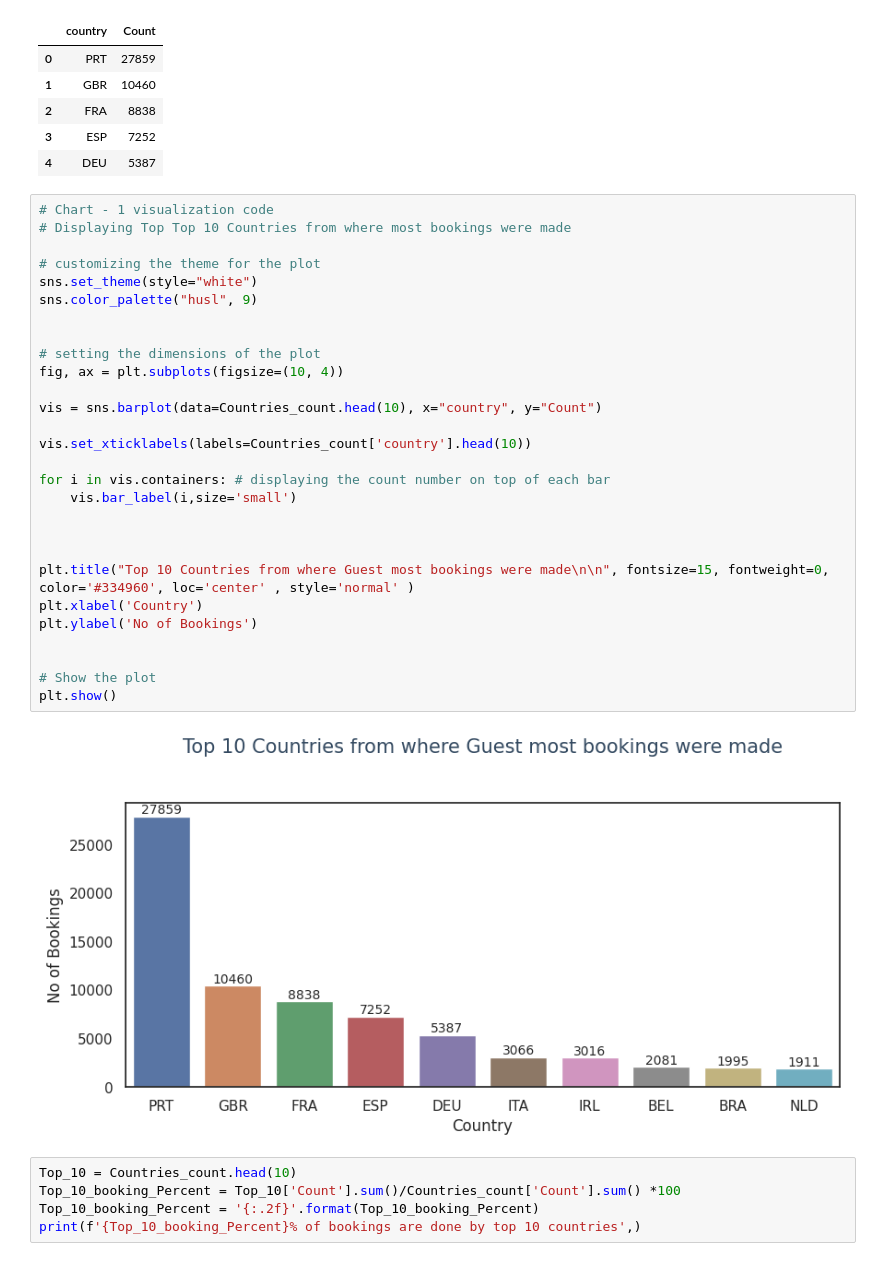
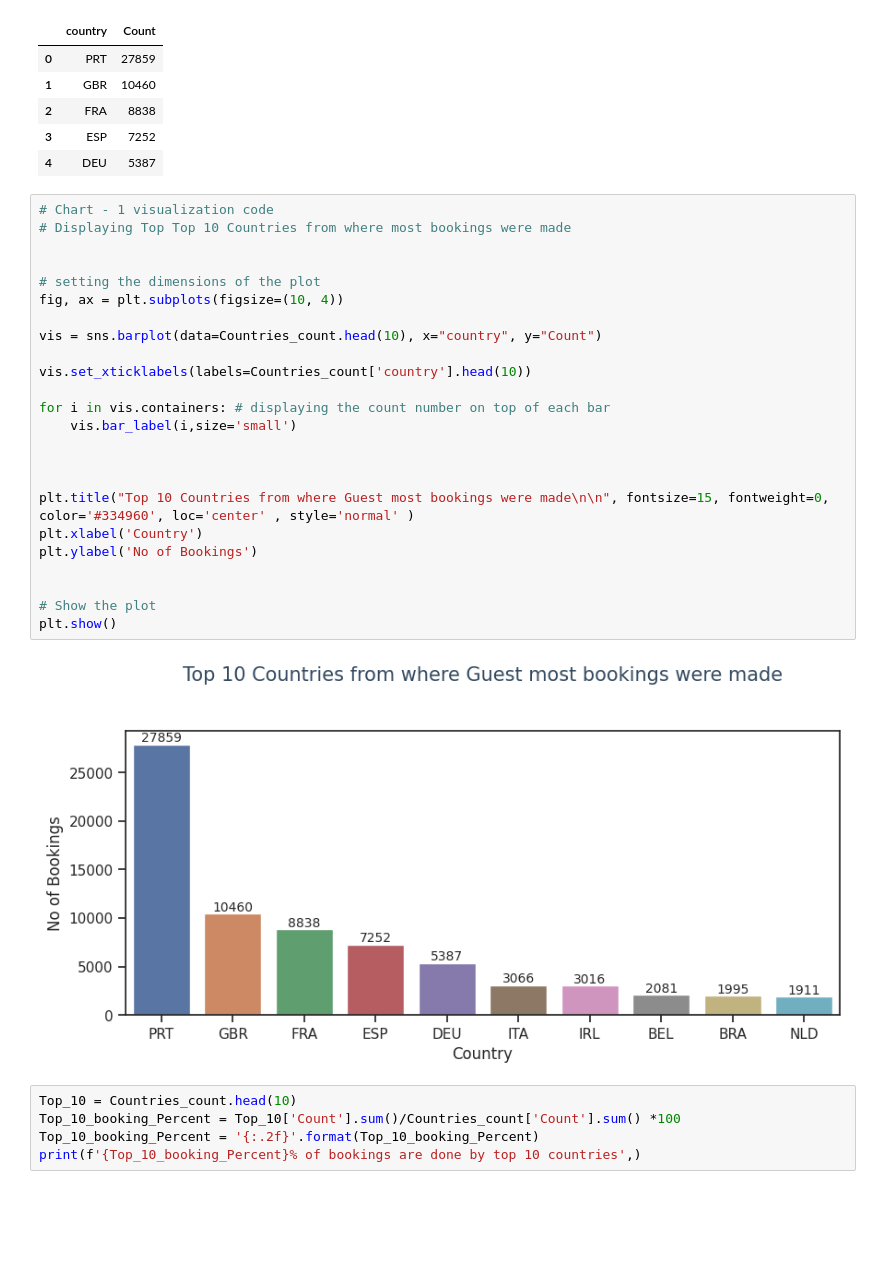
Before and after one commit to Bhushan0097/01.-CAPSTONE-PROJECT----Hotel-Bookings.csv, a Jupyter notebook: 01_Capstone_Project_EDA_HotelBooking.ipynb, the cells around one changed output. Cells and saved outputs as stored; diff of their text form; blank space fills up the shorter version.

```diff
--- a/01_Capstone_Project_EDA_HotelBooking.ipynb
+++ b/01_Capstone_Project_EDA_HotelBooking.ipynb
@@ -1020,33 +1019,29 @@ Countries_count.head()
 # %%
 # Chart - 1 visualization code
 # Displaying Top Top 10 Countries from where most bookings were made
-
-# customizing the theme for the plot
-sns.set_theme(style="white")
-sns.color_palette("husl", 9)
 
 
 # setting the dimensions of the plot
 fig, ax = plt.subplots(figsize=(10, 4))
 
 vis = sns.barplot(data=Countries_count.head(10), x="country", y="Count")
 
 vis.set_xticklabels(labels=Countries_count['country'].head(10))
 
 for i in vis.containers: # displaying the count number on top of each bar
     vis.bar_label(i,size='small')
 
 
 
 plt.title("Top 10 Countries from where Guest most bookings were made\n\n", fontsize=15, fontweight=0, color='#334960', loc='center' , style='normal' )
 plt.xlabel('Country')
 plt.ylabel('No of Bookings')
 
 
 # Show the plot
 plt.show()
 # %% [output]
-[figure, old version]
+[figure, new version]
 # %%
 Top_10 = Countries_count.head(10)
 Top_10_booking_Percent = Top_10['Count'].sum()/Countries_count['Count'].sum() *100
```
Also changed, not shown: parts of 14 cells of this notebook.
